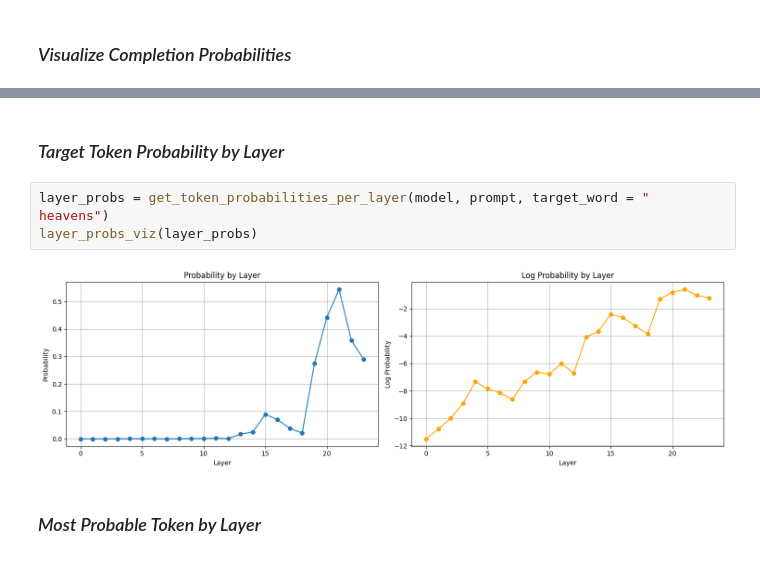
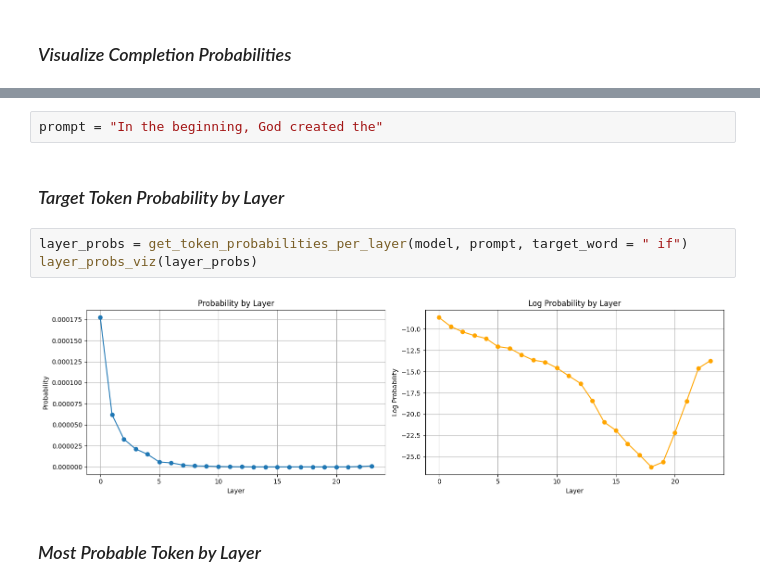
Before and after one commit to akozlo/InterpTools, a Jupyter notebook: token-probability-notebook.ipynb, the cells around one changed output, grey strips where cells are left out. Cells and saved outputs as stored; diff of their text form.

```diff
--- a/token-probability-notebook.ipynb
+++ b/token-probability-notebook.ipynb
@@ -103,11 +103,13 @@ all12.9%
 the
+# %%
+prompt = "In the beginning, God created the"
 # %% [markdown]
 ### *Target Token Probability by Layer*
 # %%
-layer_probs = get_token_probabilities_per_layer(model, prompt, target_word = " heavens")
+layer_probs = get_token_probabilities_per_layer(model, prompt, target_word = " if")
 layer_probs_viz(layer_probs)
 # %% [output]
-[figure, old version]
+[figure, new version]
 # %% [markdown]
 ### *Most Probable Token by Layer*
 # %%
```
Also changed, not shown: parts of 3 cells of this notebook, 13 other files.
